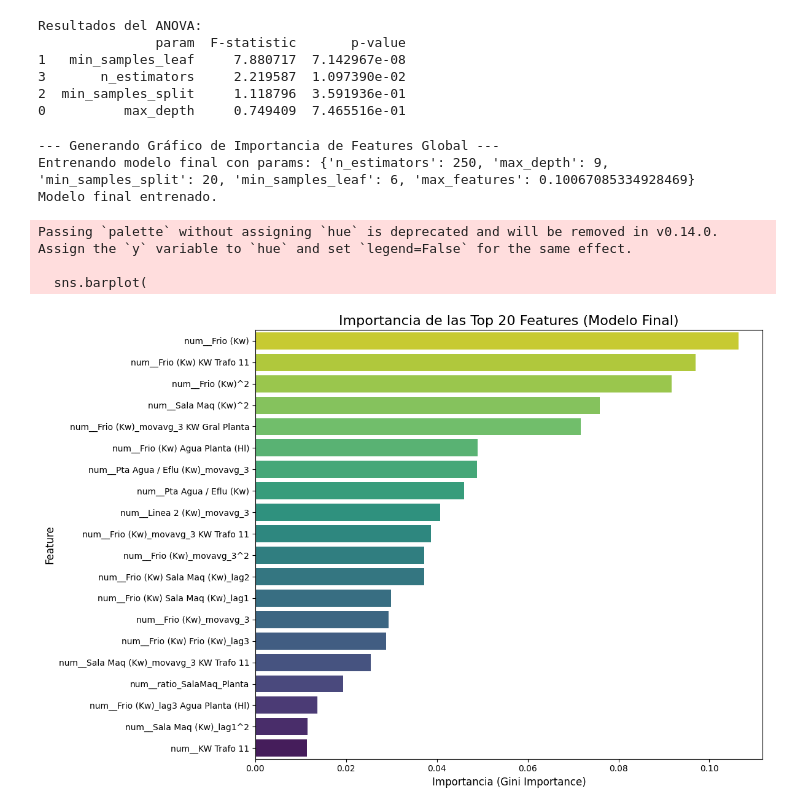
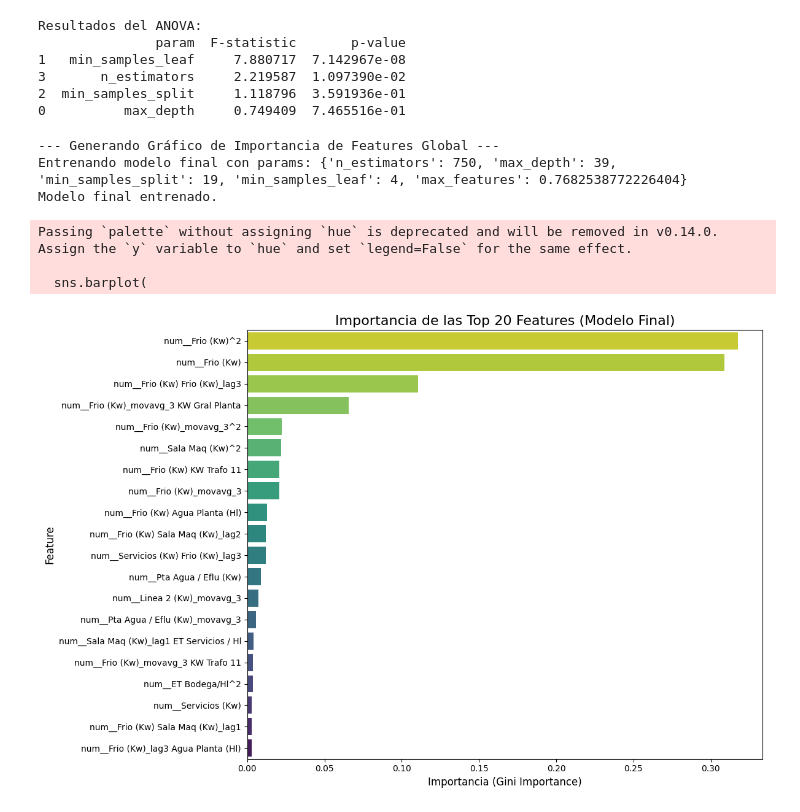
Before and after one commit to DayubMateo/MostoElMostro, a Jupyter notebook: notebooks/modelado.ipynb, the cells around one changed output. Drawn from its saved outputs; the diff is of its cells as text; code cells hidden in the pictures.

```diff
--- a/notebooks/modelado.ipynb
+++ b/notebooks/modelado.ipynb
@@ -878,13 +878,18 @@ Resultados del ANOVA:
 # %%
 print("\n--- Generando Gráfico de Importancia de Features Global ---")
 
-# --- 1. Obtener los mejores hiperparámetros ---
-best_params = study_rf_mae.best_params
+# --- 1. Usar los hiperparámetros del log ---
+best_params = {
+    "n_estimators": 750,
+    "max_depth": 39,
+    "min_samples_split": 19,
+    "min_samples_leaf": 4,
+    "max_features": 0.7682538772226404
+}
 print(f"Entrenando modelo final con params: {best_params}")
 
 # --- 2. Entrenar el modelo final con los mejores parámetros ---
-# Usamos RandomForestRegressor, ya que el estudio se llama 'study_rf_mae'
-final_model = RandomForestRegressor(**best_params)
+final_model = RandomForestRegressor(**best_params, random_state=42, n_jobs=-1)
 final_model.fit(X_train, y_train)
 
 print("Modelo final entrenado.")
@@ -894,47 +899,39 @@ try:
     importances = final_model.feature_importances_
     feature_names = X_train.columns
 
-    # Crear un DataFrame para graficar
     importance_df = pd.DataFrame({
         "feature": feature_names,
         "importance": importances
-    })
+    }).sort_values(by="importance", ascending=False)
 
-    # Ordenar por importancia (de mayor a menor)
-    importance_df = importance_df.sort_values(by="importance", ascending=False)
+    # --- 4. Graficar (Top 20) ---
+    N_TOP_FEATURES = 20
+    plot_df = importance_df.head(N_TOP_FEATURES)
+    plot_title = f"Importancia de las Top {N_TOP_FEATURES} Features (Modelo Final)"
 
-    # --- 4. Graficar (mostramos solo las Top 20 por legibilidad) ---
-    N_TOP_FEATURES = 20
-    if len(importance_df) > N_TOP_FEATURES:
-        plot_df = importance_df.head(N_TOP_FEATURES)
-        plot_title = f"Importancia de las Top {N_TOP_FEATURES} Features (Modelo Final)"
-    else:
-        plot_df = importance_df
-        plot_title = "Importancia de Features (Modelo Final)"
-
-    plt.figure(figsize=(12, 8)) # Ajusta el tamaño según sea necesario
+    plt.figure(figsize=(12, 8))
     sns.barplot(
         x="importance",
         y="feature",
         data=plot_df,
-        palette="viridis_r" # Paleta de color invertida para variar
+        palette="viridis_r"
     )
     plt.title(plot_title, fontsize=16)
     plt.xlabel("Importancia (Gini Importance)", fontsize=12)
     plt.ylabel("Feature", fontsize=12)
     plt.tight_layout()
     plt.show()
 
 except AttributeError as e:
     print(f"\nError: {e}")
     print("Asegúrate de que 'X_train' sea un DataFrame de Pandas para poder extraer los nombres de las columnas.")
 except NameError:
     print("\nError: No se encontraron 'X_train' o 'y_train' en el scope.")
 # %% [output]
 --- Generando Gráfico de Importancia de Features Global ---
-Entrenando modelo final con params: {'n_estimators': 250, 'max_depth': 9, 'min_samples_split': 20, 'min_samples_leaf': 6, 'max_features': 0.10067085334928469}
+Entrenando modelo final con params: {'n_estimators': 750, 'max_depth': 39, 'min_samples_split': 19, 'min_samples_leaf': 4, 'max_features': 0.7682538772226404}
 Modelo final entrenado.
 Passing `palette` without assigning `hue` is deprecated and will be removed in v0.14.0. Assign the `y` variable to `hue` and set `legend=False` for the same effect.
 
   sns.barplot(
-[figure, old version]
+[figure, new version]
```
Also changed, not shown: parts of 1 cell of this notebook, 3 other files.
